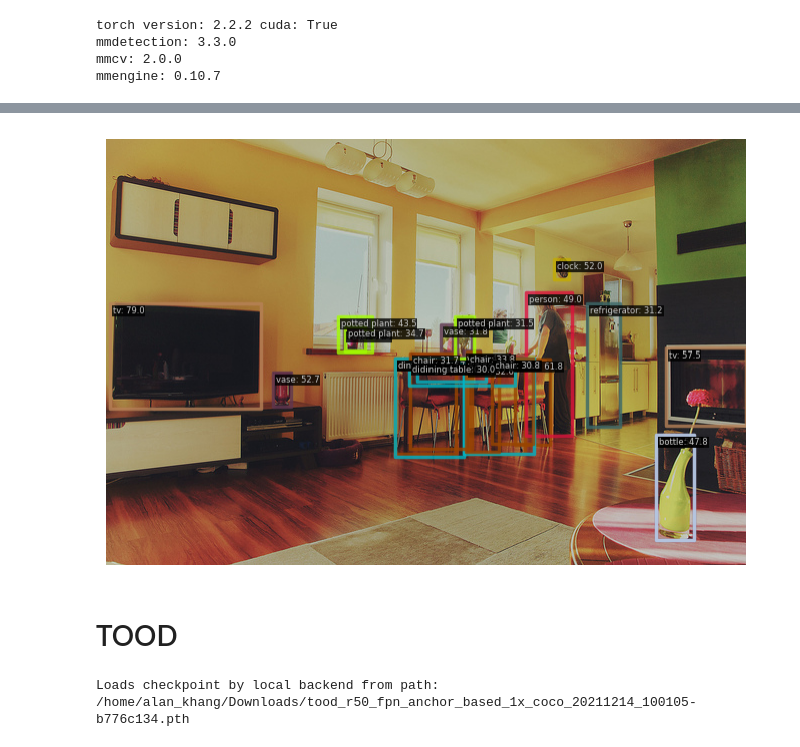
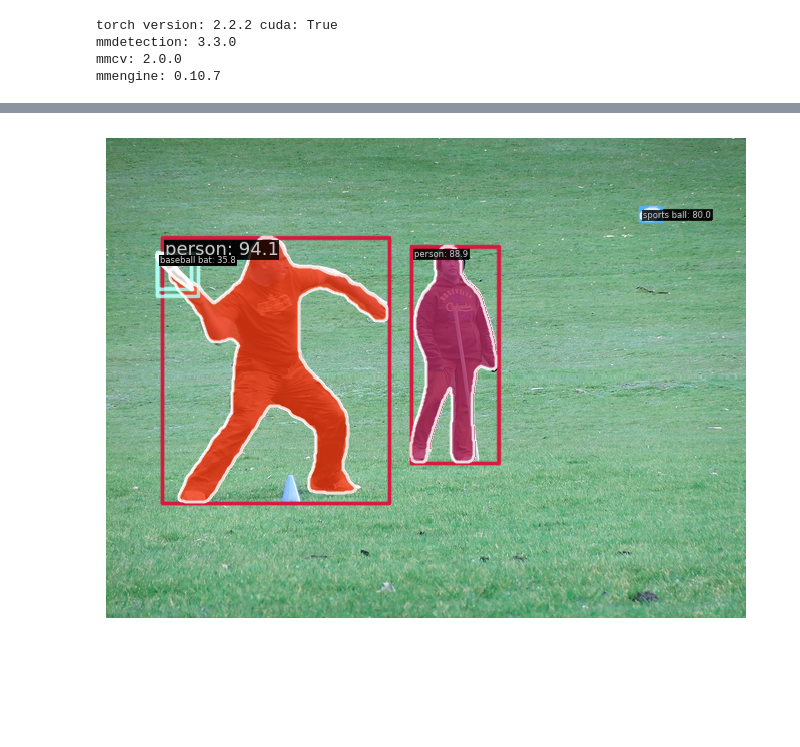
Before and after one commit to GiaKhangLuu/YOLOF-MaskV2-mmcv, a Jupyter notebook: test.ipynb, the cells around one changed output, grey strips where cells are left out. Cells and saved outputs as stored; diff of their text form; code cells hidden in the pictures; blank space fills up the shorter version.

```diff
--- a/test.ipynb
+++ b/test.ipynb
@@ -31,12 +31,12 @@ import mmengine
 from mmdet.apis import init_detector, inference_detector
 from mmdet.utils import register_all_modules
 
-config_file = './configs/yolof_r50-c5_8xb8-1x_coco.py'
-ckpt_file = '/home/alan_khang/Downloads/yolof_r50_c5_8x8_1x_coco_20210425_024427-8e864411.pth'
+config_file = './configs/unipercepnet_v2.py'
+ckpt_file = '/home/alan_khang/Desktop/unipercepnet_v2/epoch_12.pth'
 
 # register all modules in mmdet into the registries
 register_all_modules()
 
 # build the model from a config file and a checkpoint file
-model = init_detector(config_file, checkpoint=ckpt_file, device='cpu')
+model = init_detector(config_file, checkpoint=ckpt_file, device='cuda:0')
 # %% [output]
@@ -44,4 +44,3 @@ Loads checkpoint by local backend from path: /home/alan_khang/Downloads/yolof_r5
 # %%
-image = mmcv.imread('./datasets/coco2017/val2017/000000000139.jpg',channel_order='rgb')
+image = mmcv.imread('./datasets/coco2017/coco_test_dev2017/coco_test2017/000000000063.jpg', channel_order='bgr')
 result = inference_detector(model, image)
-print(result)
@@ -73,30 +54,12 @@ visualizer.dataset_meta = model.dataset_meta
 # %%
 # show the results
 visualizer.add_datasample(
     'result',
     image,
     data_sample=result,
     draw_gt = None,
-    wait_time=0,
-)
+    pred_score_thr=0.3,
+    wait_time=0,)
 visualizer.show()
 # %% [output]
-[figure, old version]
+[figure, new version]
-# %% [markdown]
-# TOOD
-# %%
-import mmcv
-import mmengine
-from mmdet.apis import init_detector, inference_detector
-from mmdet.utils import register_all_modules
-
-config_file = './configs/tood_r50_fpn_anchor-based_1x_coco.py'
-ckpt_file = '/home/alan_khang/Downloads/tood_r50_fpn_anchor_based_1x_coco_20211214_100105-b776c134.pth'
-
-# register all modules in mmdet into the registries
-register_all_modules()
-
-# build the model from a config file and a checkpoint file
-model = init_detector(config_file, checkpoint=ckpt_file, device='cpu')
-# %% [output]
-Loads checkpoint by local backend from path: /home/alan_khang/Downloads/tood_r50_fpn_anchor_based_1x_coco_20211214_100105-b776c134.pth
```
Also changed, not shown: parts of 17 cells of this notebook, 3 other files.
